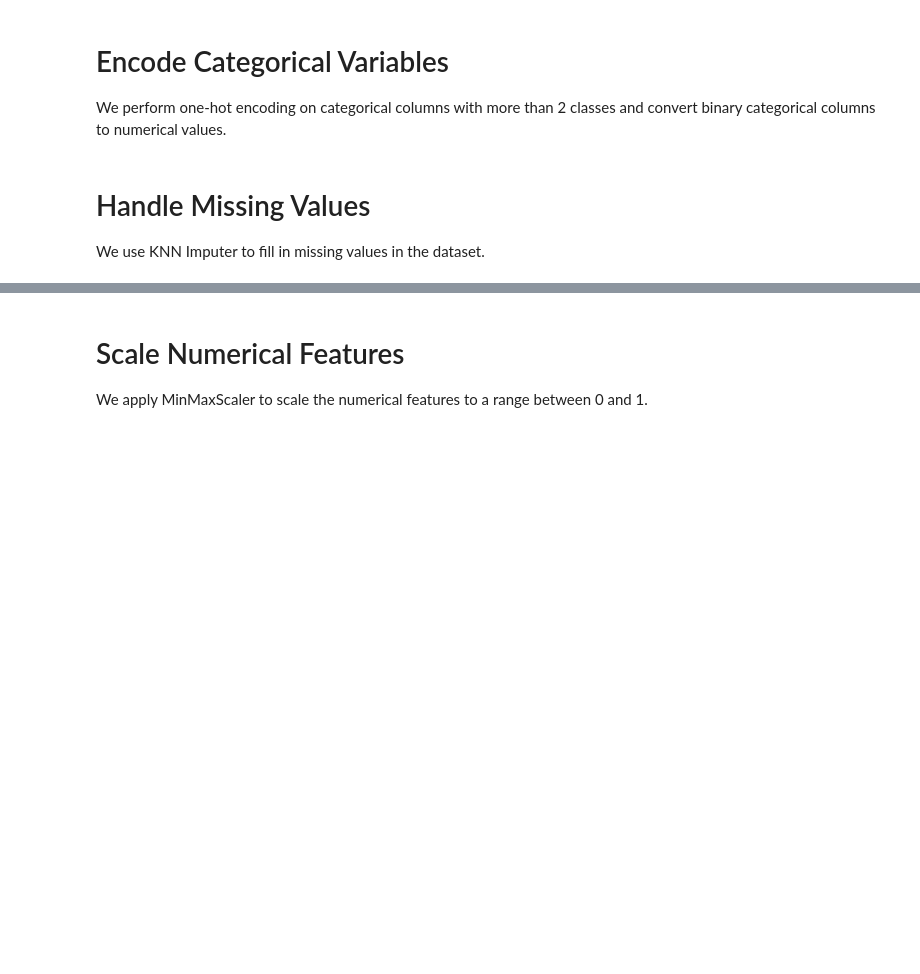
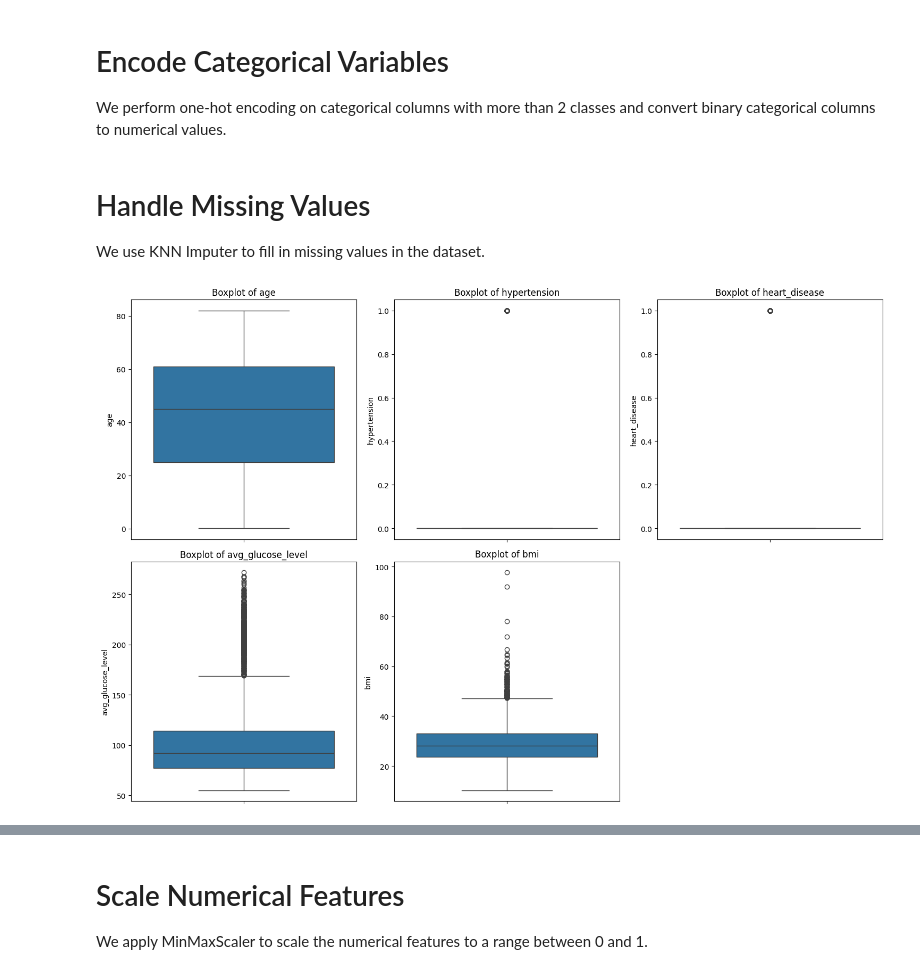
Before and after one commit to YusraEr/Stroke-Prediction-with-ML, a Jupyter notebook: cleaning.ipynb, the cells around one changed output, grey strips where cells are left out. Cells and saved outputs as stored; diff of their text form; code cells hidden in the pictures; blank space fills up the shorter version.

```diff
--- a/cleaning.ipynb
+++ b/cleaning.ipynb
@@ -46,3 +45,16 @@ imputer = KNNImputer(n_neighbors=5)
 
 # Apply the imputer to the data
 df_encoded = pd.DataFrame(imputer.fit_transform(df_encoded), columns=df_encoded.columns)
+# %%
+# Plot boxplots for numerical columns to check for outliers
+numerical_columns = ['age', 'hypertension', 'heart_disease', 'avg_glucose_level', 'bmi']
+
+plt.figure(figsize=(15, 10))
+for i, column in enumerate(numerical_columns, 1):
+    plt.subplot(2, 3, i)
+    sns.boxplot(y=df_encoded[column])
+    plt.title(f'Boxplot of {column}')
+plt.tight_layout()
+plt.show()
+# %% [output]
+[figure, added]
```
Also changed, not shown: parts of 7 cells of this notebook, 24 other files.
